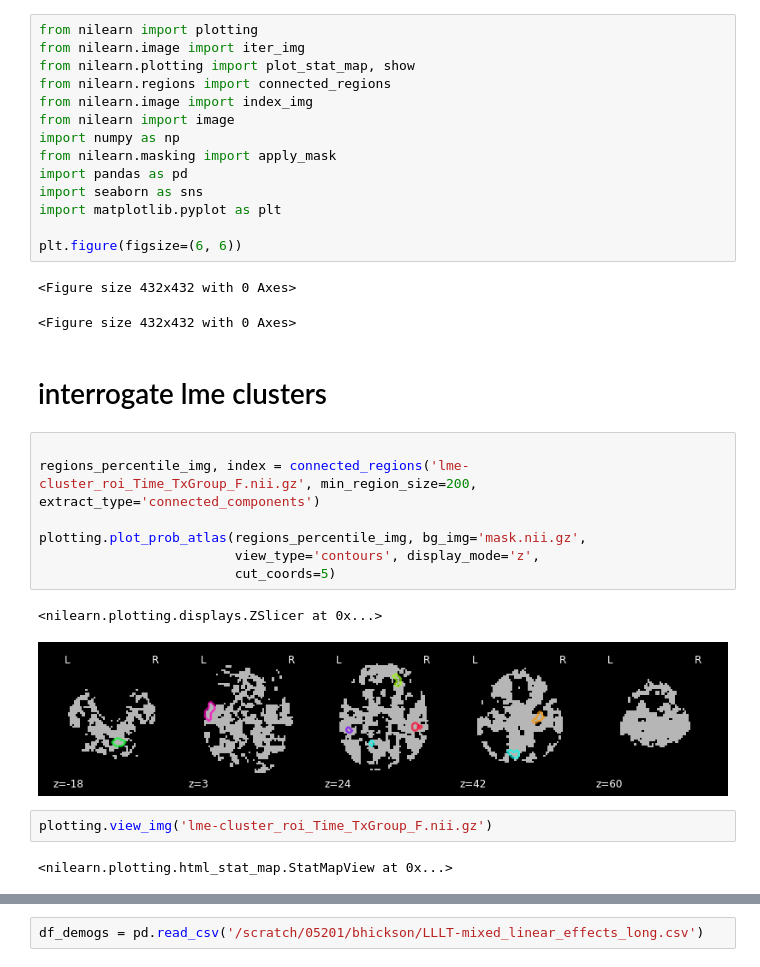
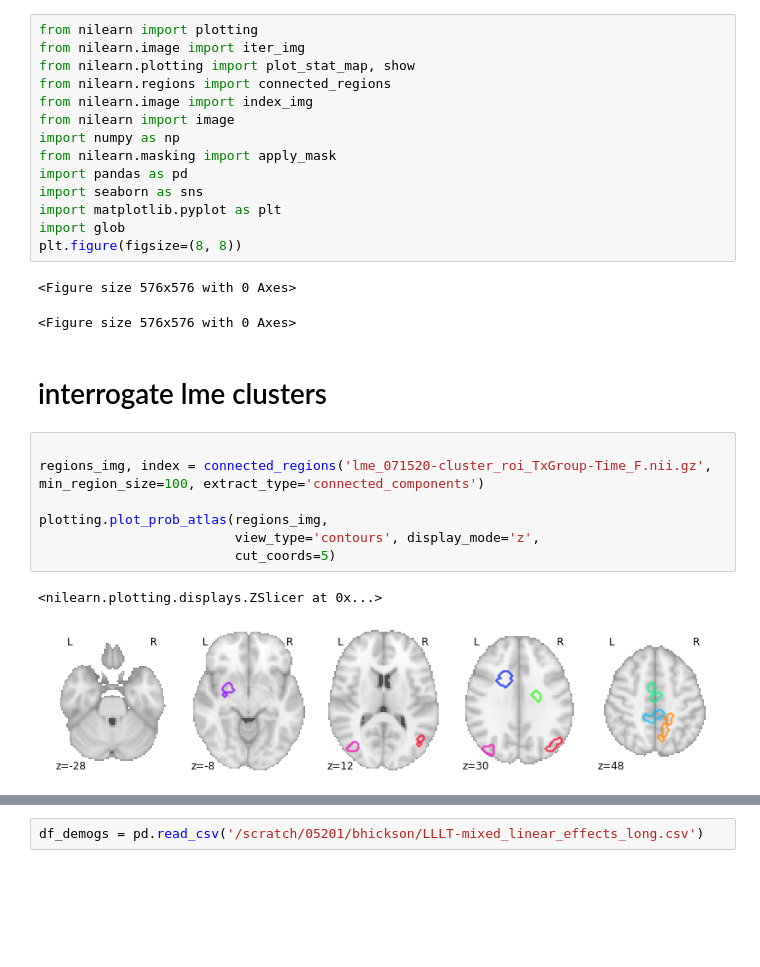
Before and after one commit to tbweng/lllt, a Jupyter notebook: ppi/connected_regions_0005/lme/interrogate.ipynb, the cells around one changed output, grey strips where cells are left out. Cells and saved outputs as stored; diff of their text form; blank space fills up the shorter version.

```diff
--- a/ppi/connected_regions_0005/lme/interrogate.ipynb
+++ b/ppi/connected_regions_0005/lme/interrogate.ipynb
@@ -10,26 +10,22 @@ from nilearn.masking import apply_mask
 import pandas as pd
 import seaborn as sns
 import matplotlib.pyplot as plt
-
-plt.figure(figsize=(6, 6))
+import glob
+plt.figure(figsize=(8, 8))
 # %% [output]
-<Figure size 432x432 with 0 Axes>
+<Figure size 576x576 with 0 Axes>
-<Figure size 432x432 with 0 Axes>
+<Figure size 576x576 with 0 Axes>
 # %% [markdown]
 # interrogate lme clusters
 # %%
 
-regions_percentile_img, index = connected_regions('lme-cluster_roi_Time_TxGroup_F.nii.gz', min_region_size=200, extract_type='connected_components')
+regions_img, index = connected_regions('lme_071520-cluster_roi_TxGroup-Time_F.nii.gz', min_region_size=100, extract_type='connected_components')
 
-plotting.plot_prob_atlas(regions_percentile_img, bg_img='mask.nii.gz',
+plotting.plot_prob_atlas(regions_img,
                          view_type='contours', display_mode='z',
                          cut_coords=5)
 # %% [output]
 <nilearn.plotting.displays.ZSlicer at 0x...>
-[figure, old version]
+[figure, new version]
-# %%
-plotting.view_img('lme-cluster_roi_Time_TxGroup_F.nii.gz')
-# %% [output]
-<nilearn.plotting.html_stat_map.StatMapView at 0x...>
 # %%
 
```
Also changed, not shown: parts of 7 cells of this notebook.
